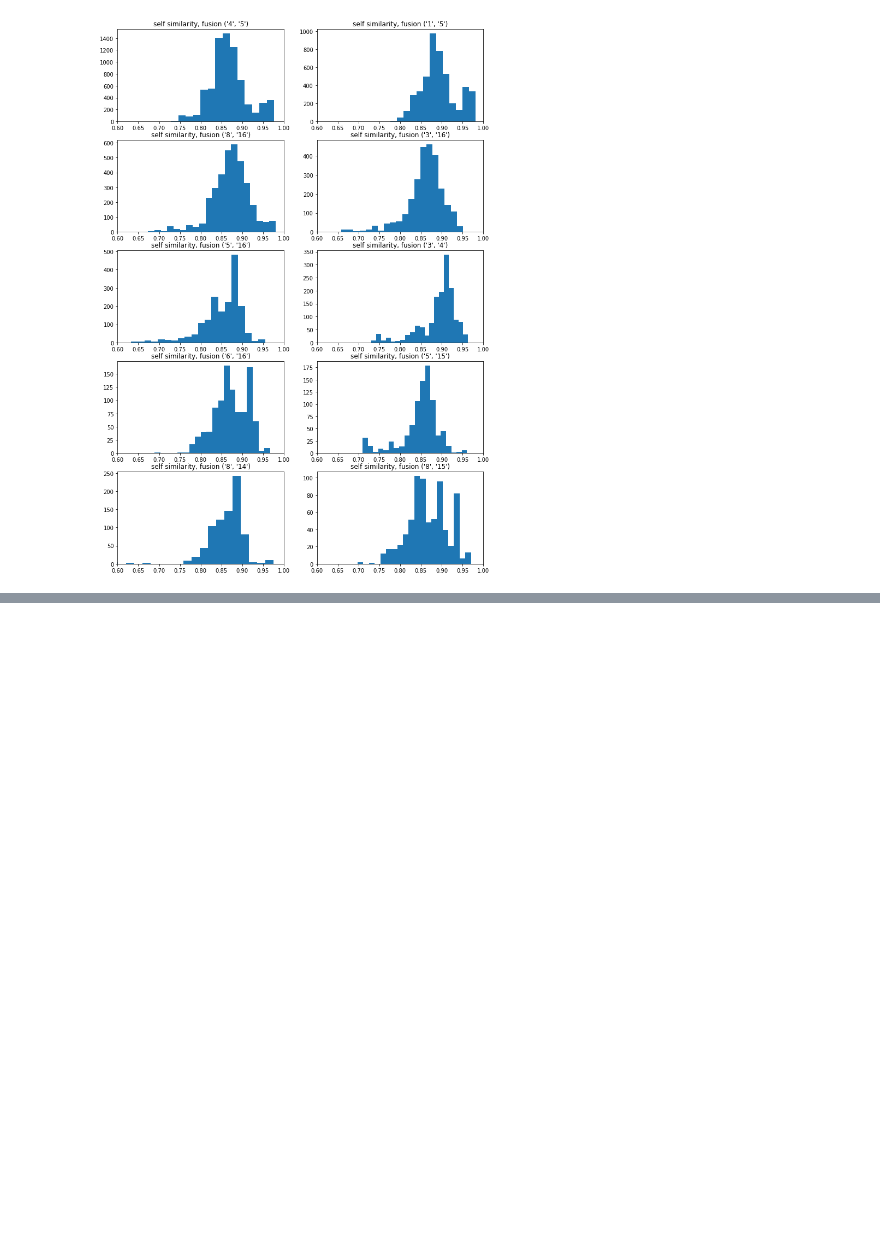
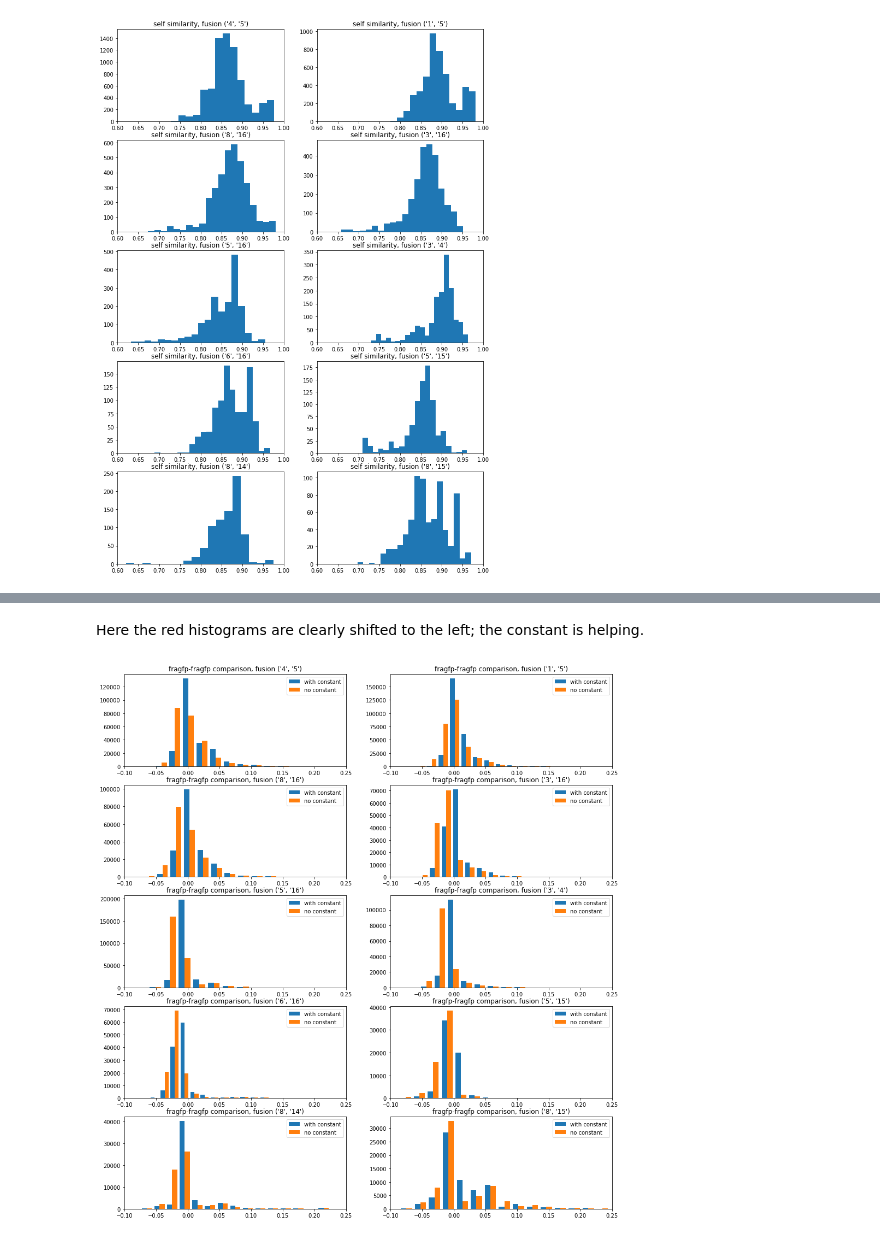
Before and after one commit to greglandrum/rdkit_blog, a Jupyter notebook: notebooks/Additive fingerprints.ipynb, the cells around one changed output, grey strips where cells are left out. Saved outputs shown, nothing was run; the diff lists cells and outputs as text; code cells hidden in the pictures; blank space fills up the shorter version.

```diff
--- a/notebooks/Additive fingerprints.ipynb
+++ b/notebooks/Additive fingerprints.ipynb
@@ -389,0 +475,15 @@ DataStructs.TverskySimilarity(fp1,fp2,0.25,0.75),DataStructs.TverskySimilarity(f
+# %% [markdown]
+Here the red histograms are clearly shifted to the left; the constant is helping.
+# %%
+figsize(16,18)
+for i,btk in enumerate(noconstant_results.keys()):
+    subplot(5,2,i+1)
+    self_tanis,other_tanidiff1,other_tanidiff2 = results[btk]
+    self_tanis_2,other_tanidiff1_2,other_tanidiff2_2 = noconstant_results[btk]
+    hist([other_tanidiff1,other_tanidiff1_2],bins=20, label=['with constant','no constant']);
+    legend();
+    title(f"fragfp-fragfp comparison, fusion {btk}");
+    #yscale('log')
+    xlim((-0.1,0.25));
+# %% [output]
+[figure, added]
```
Also changed, not shown: parts of 26 cells of this notebook.
